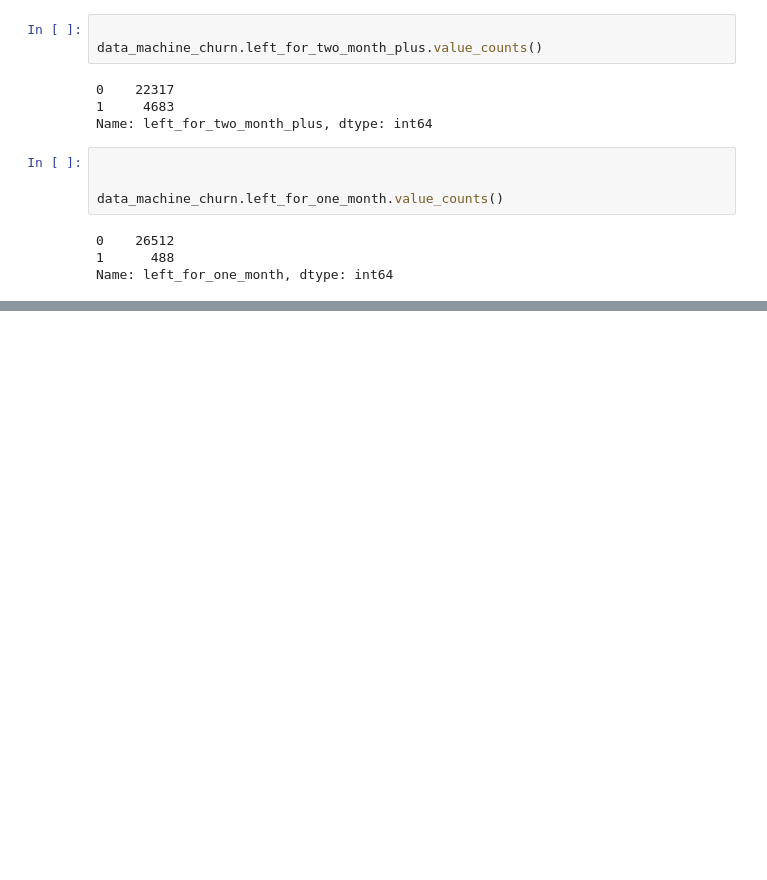
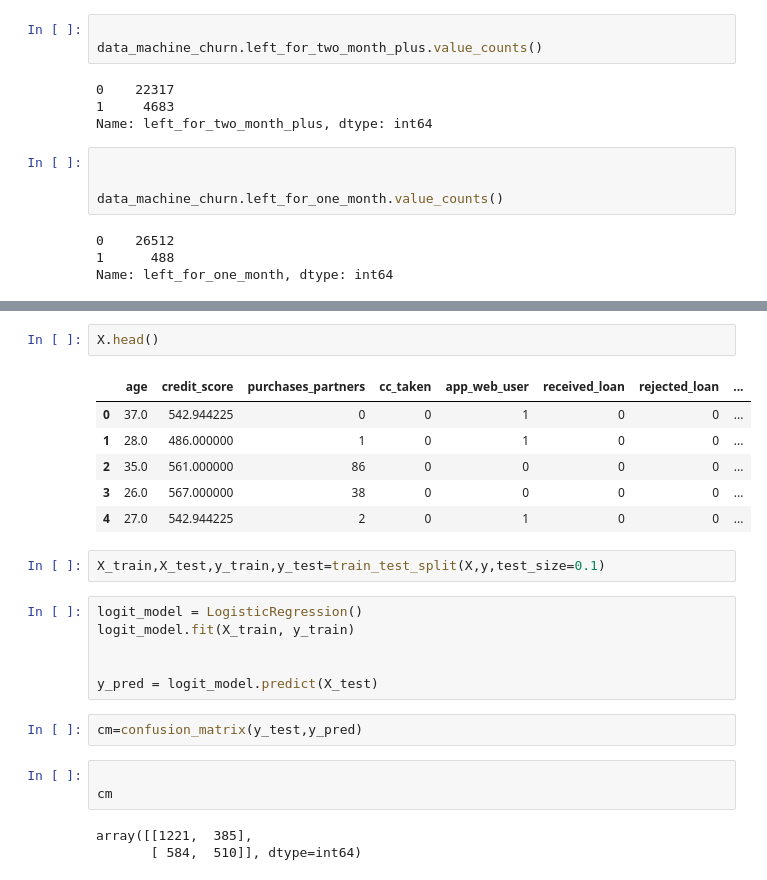
Before and after one commit to innovator-arjun/Minimizing-Churn-Rate--Financial-Habits, a Jupyter notebook: Minimizing Churn Rate.ipynb, the cells around one changed output, grey strips where cells are left out. Drawn from its saved outputs; the diff is of its cells as text; blank space fills up the shorter version.

```diff
--- a/Minimizing Churn Rate.ipynb
+++ b/Minimizing Churn Rate.ipynb
@@ -237,0 +306,25 @@ Name: left_for_one_month, dtype: int64
+# %%
+X.head()
+# %% [output]
+|  | age | credit_score | purchases_partners | cc_taken | app_web_user | received_loan | rejected_loan | ... |
+| 0 | 37.0 | 542.944225 | 0 | 0 | 1 | 0 | 0 | ... |
+| 1 | 28.0 | 486.000000 | 1 | 0 | 1 | 0 | 0 | ... |
+| 2 | 35.0 | 561.000000 | 86 | 0 | 0 | 0 | 0 | ... |
+| 3 | 26.0 | 567.000000 | 38 | 0 | 0 | 0 | 0 | ... |
+| 4 | 27.0 | 542.944225 | 2 | 0 | 1 | 0 | 0 | ... |
+# %%
+X_train,X_test,y_train,y_test=train_test_split(X,y,test_size=0.1)
+# %%
+logit_model = LogisticRegression()
+logit_model.fit(X_train, y_train)
+
+
+y_pred = logit_model.predict(X_test)
+# %%
+cm=confusion_matrix(y_test,y_pred)
+# %%
+
+cm
+# %% [output]
+array([[1221,  385],
+       [ 584,  510]], dtype=int64)
```
Also changed, not shown: parts of 10 cells of this notebook.
